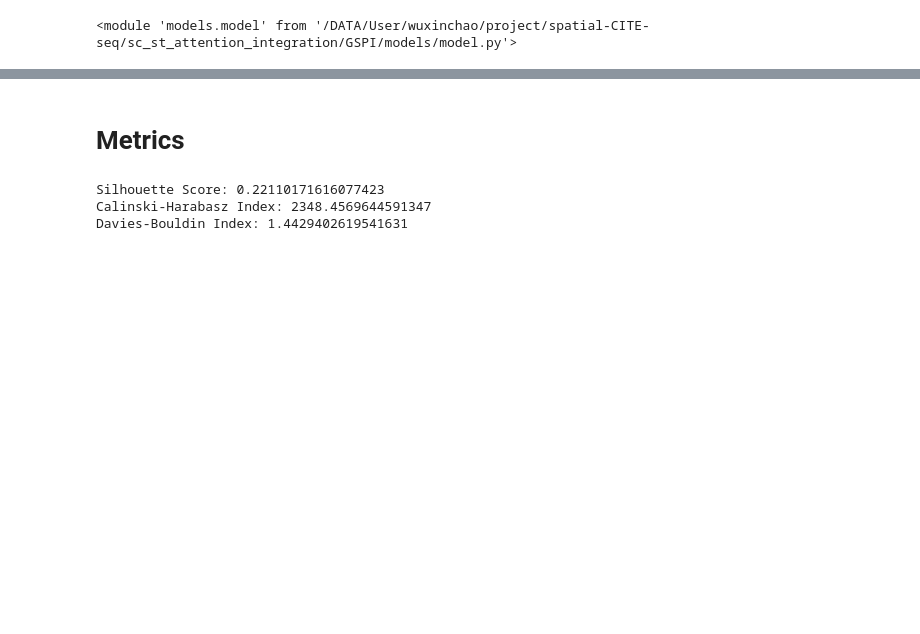
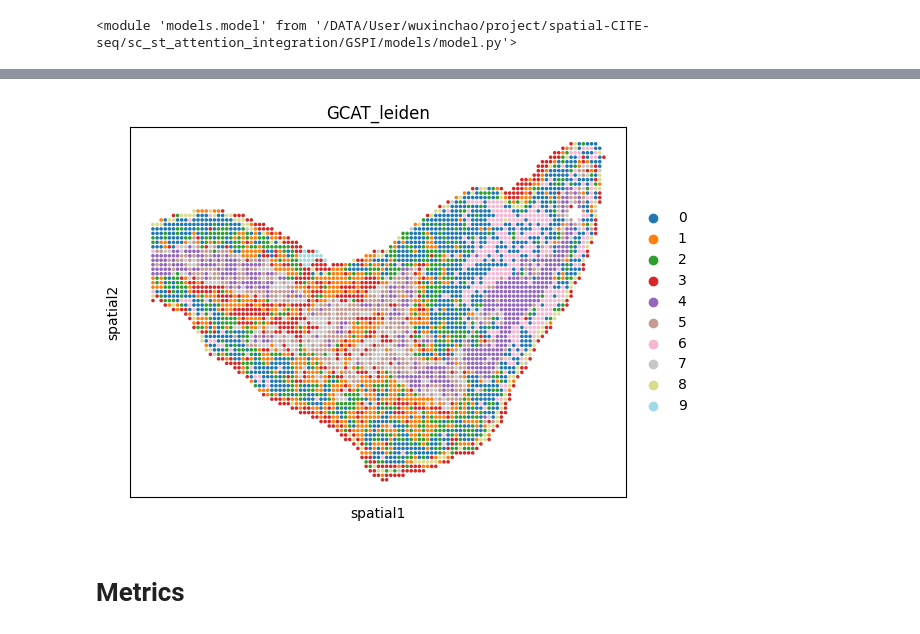
Before and after one commit to cb11711211/sc_st_attention_integration, a Jupyter notebook: GSPI/model_benchmark.ipynb, the cells around one changed output, grey strips where cells are left out. Cells and saved outputs as stored; diff of their text form; code cells hidden in the pictures; blank space fills up the shorter version.

```diff
--- a/GSPI/model_benchmark.ipynb
+++ b/GSPI/model_benchmark.ipynb
@@ -502,12 +502,12 @@ model_choice = "Graph Cross Attention"
 
 hidden_dim = 256
 embedding_dim = 256
-heads = 4
-num_blocks = 2
+heads = 8
+num_blocks = 4
 permute = True
-preserve_rate = 0.99
+preserve_rate = 0.9
 alpha = 0.6
-beta = 0.3
+beta = 0.1
 
 # setting for the trainer
 batch_size = 256
@@ -545,0 +556,2 @@ ValueError: Attempted to use an uninitialized parameter in <function norm at 0x.
+# %%
+mdata.obsm["GCAT_embedding"] = trainer.get_embedding(graph_data)
@@ -546,3 +564,9 @@ ValueError: Attempted to use an uninitialized parameter in <function norm at 0x.
+# %%
+mdata.obsm['spatial'] = mdata['rna'].obsm["spatial"]
+# %%
+sc.pl.embedding(mdata, basis="spatial", color="GCAT_leiden", palette="tab20")
+# %% [output]
+[figure, added]
 # %% [markdown]
 # Metrics
 # %%
@@ -554,13 +574,11 @@ labels_pred = adata.obs['SpatialGlue']
 # %%
-# unsupervised metrics
-silhouette_avg = silhouette_score(embedding, labels_pred)
-calinski_harabasz = calinski_harabasz_score(embedding, labels_pred)
-davies_bouldin = davies_bouldin_score(embedding, labels_pred)
-
-print(f'Silhouette Score: {silhouette_avg}')
-print(f'Calinski-Harabasz Index: {calinski_harabasz}')
-print(f'Davies-Bouldin Index: {davies_bouldin}')
+def choose_embedding(key, mudata):
+    # unsupervised metrics
+    embedding = mudata.obsm[key]
+    labels_pred = mudata.obs[key]
+    silhouette_avg = silhouette_score(embedding, labels_pred)
+    calinski_harabasz = calinski_harabasz_score(embedding, labels_pred)
+    davies_bouldin = davies_bouldin_score(embedding, labels_pred)
+    print(f'Silhouette Score: {silhouette_avg}')
+    print(f'Calinski-Harabasz Index: {calinski_harabasz}')
+    print(f'Davies-Bouldin Index: {davies_bouldin}')
-# %% [output]
-Silhouette Score: 0.22110171616077423
-Calinski-Harabasz Index: 2348.4569644591347
-Davies-Bouldin Index: 1.4429402619541631
```
Also changed, not shown: parts of 5 cells of this notebook, 4 other files.
